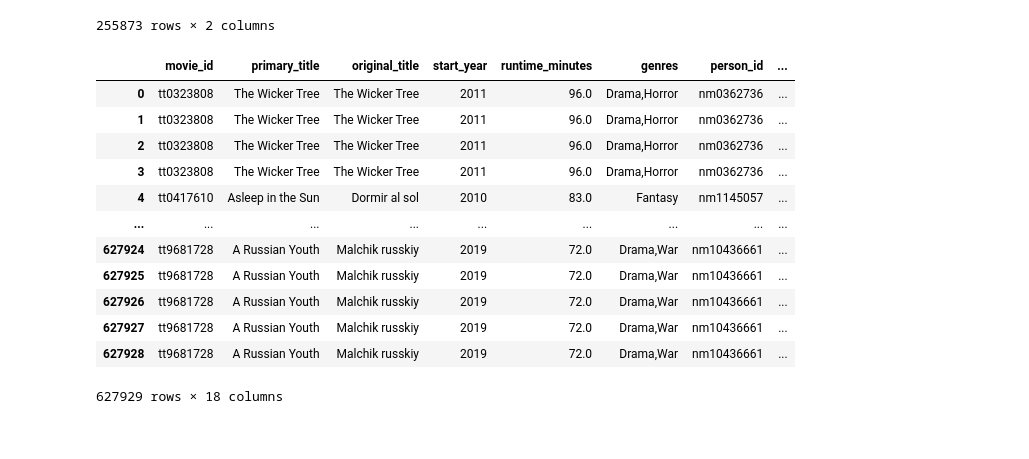
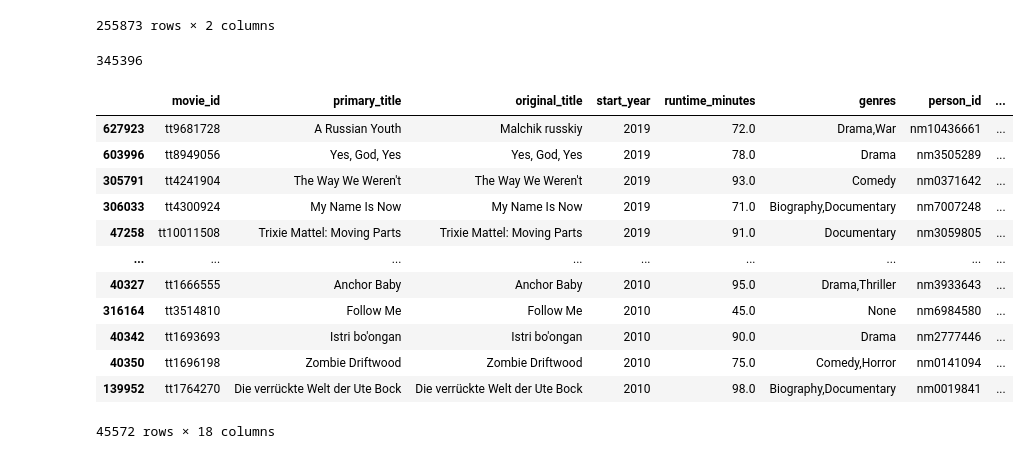
Before and after one commit to LindstromKyle/DSC-Flatiron-Project-1, a Jupyter notebook: Kyles_EDA_notebook.ipynb, the cells around one changed output. Drawn from its saved outputs; the diff is of its cells as text; code cells hidden in the pictures.

```diff
--- a/Kyles_EDA_notebook.ipynb
+++ b/Kyles_EDA_notebook.ipynb
@@ -1,7 +1,7 @@
 # %%
 import pandas as pd
 import sqlite3
-
+conn = sqlite3.connect('zippedData/im.db')
 #Test_pull6
 # %%
 tn_movie_budgets = pd.read_csv('zippedData/tn.movie_budgets.csv.gz')
@@ -265,7 +276,7 @@ FROM writers
 | 255872 | tt9010172 | nm8352242 |
 255873 rows × 2 columns
 # %%
-pd.read_sql("""
+test_df = pd.read_sql("""
 SELECT *
 FROM movie_basics
 JOIN directors
@@ -279,17 +290,24 @@ JOIN principals
 WHERE principals.category = 'actor' OR principals.category = 'actress'
 ;
 """,conn)
-# %% [output]
-|  | movie_id | primary_title | original_title | start_year | runtime_minutes | genres | person_id | ... |
-| 0 | tt0323808 | The Wicker Tree | The Wicker Tree | 2011 | 96.0 | Drama,Horror | nm0362736 | ... |
-| 1 | tt0323808 | The Wicker Tree | The Wicker Tree | 2011 | 96.0 | Drama,Horror | nm0362736 | ... |
-| 2 | tt0323808 | The Wicker Tree | The Wicker Tree | 2011 | 96.0 | Drama,Horror | nm0362736 | ... |
-| 3 | tt0323808 | The Wicker Tree | The Wicker Tree | 2011 | 96.0 | Drama,Horror | nm0362736 | ... |
-| 4 | tt0417610 | Asleep in the Sun | Dormir al sol | 2010 | 83.0 | Fantasy | nm1145057 | ... |
-| ... | ... | ... | ... | ... | ... | ... | ... | ... |
-| 627924 | tt9681728 | A Russian Youth | Malchik russkiy | 2019 | 72.0 | Drama,War | nm10436661 | ... |
-| 627925 | tt9681728 | A Russian Youth | Malchik russkiy | 2019 | 72.0 | Drama,War | nm10436661 | ... |
-| 627926 | tt9681728 | A Russian Youth | Malchik russkiy | 2019 | 72.0 | Drama,War | nm10436661 | ... |
-| 627927 | tt9681728 | A Russian Youth | Malchik russkiy | 2019 | 72.0 | Drama,War | nm10436661 | ... |
-| 627928 | tt9681728 | A Russian Youth | Malchik russkiy | 2019 | 72.0 | Drama,War | nm10436661 | ... |
-627929 rows × 18 columns
+# %%
+test_df.duplicated().sum()
+# %% [output]
+345396
+# %%
+test_df2 = test_df.drop_duplicates(subset = ['primary_name']).sort_values(by = 'start_year', ascending = False)
+test_df2
+# %% [output]
+|  | movie_id | primary_title | original_title | start_year | runtime_minutes | genres | person_id | ... |
+| 627923 | tt9681728 | A Russian Youth | Malchik russkiy | 2019 | 72.0 | Drama,War | nm10436661 | ... |
+| 603996 | tt8949056 | Yes, God, Yes | Yes, God, Yes | 2019 | 78.0 | Drama | nm3505289 | ... |
+| 305791 | tt4241904 | The Way We Weren't | The Way We Weren't | 2019 | 93.0 | Comedy | nm0371642 | ... |
+| 306033 | tt4300924 | My Name Is Now | My Name Is Now | 2019 | 71.0 | Biography,Documentary | nm7007248 | ... |
+| 47258 | tt10011508 | Trixie Mattel: Moving Parts | Trixie Mattel: Moving Parts | 2019 | 91.0 | Documentary | nm3059805 | ... |
+| ... | ... | ... | ... | ... | ... | ... | ... | ... |
+| 40327 | tt1666555 | Anchor Baby | Anchor Baby | 2010 | 95.0 | Drama,Thriller | nm3933643 | ... |
+| 316164 | tt3514810 | Follow Me | Follow Me | 2010 | 45.0 | None | nm6984580 | ... |
+| 40342 | tt1693693 | Istri bo'ongan | Istri bo'ongan | 2010 | 90.0 | Drama | nm2777446 | ... |
+| 40350 | tt1696198 | Zombie Driftwood | Zombie Driftwood | 2010 | 75.0 | Comedy,Horror | nm0141094 | ... |
+| 139952 | tt1764270 | Die verrückte Welt der Ute Bock | Die verrückte Welt der Ute Bock | 2010 | 98.0 | Biography,Documentary | nm0019841 | ... |
+45572 rows × 18 columns
```
Also changed, not shown: parts of 16 cells of this notebook, 1 other file.
